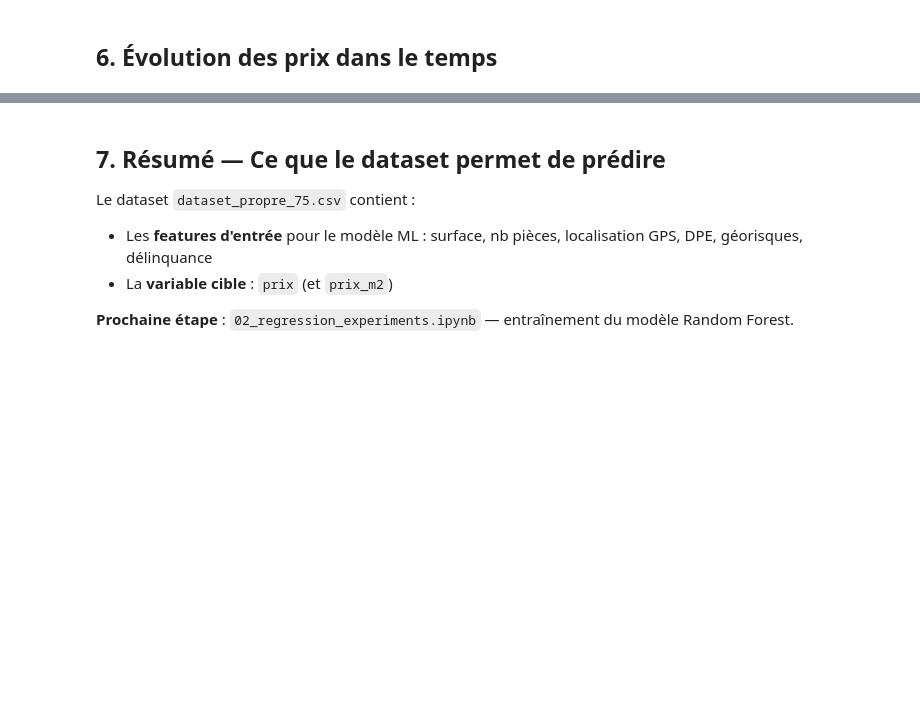
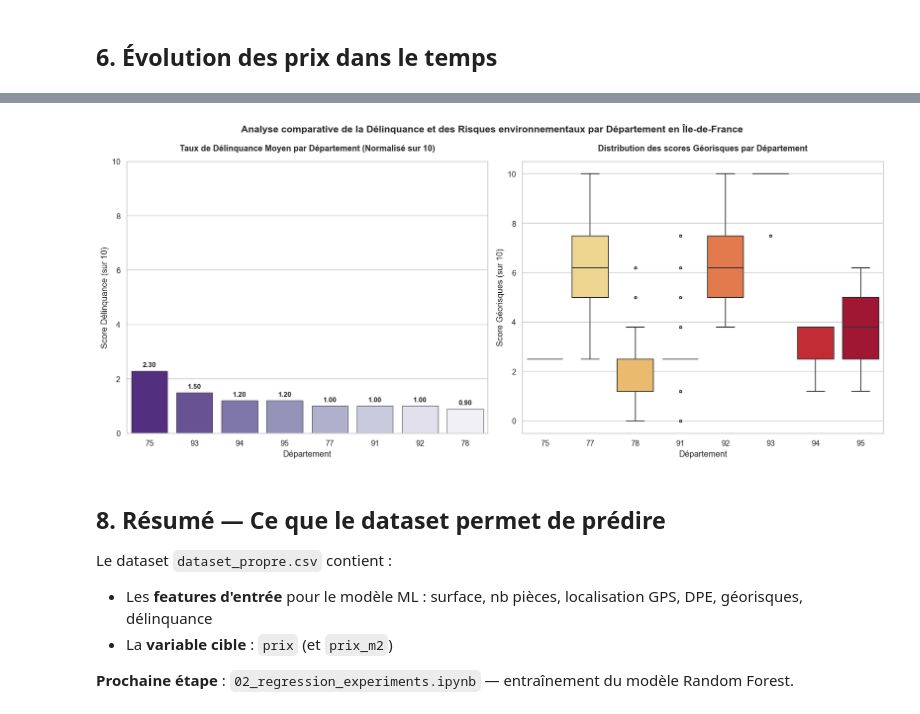
Before and after one commit to Mathis-TE/Terraform, a Jupyter notebook: notebook/01_eda_dvf.ipynb, the cells around one changed output, grey strips where cells are left out. Saved outputs shown, nothing was run; the diff lists cells and outputs as text; code cells hidden in the pictures; blank space fills up the shorter version.

```diff
--- a/notebook/01_eda_dvf.ipynb
+++ b/notebook/01_eda_dvf.ipynb
@@ -197,7 +250,64 @@ fig.show()
+# %%
+# Analyse comparative de la Délinquance et des Risques environnementaux par Département
+fig, axes = plt.subplots(1, 2, figsize=(16, 7))
+
+# S'assurer que le département est trié et au format chaîne
+df['departement_str'] = df['departement'].astype(str).str.zfill(2)
+
+# Agréger le taux de délinquance par département (score constant par département)
+del_agg = df.groupby('departement_str')['score_delinquance'].mean().reset_index().sort_values('score_delinquance', ascending=False)
+
+# 1. Taux de délinquance par département (Barplot)
+sns.barplot(
+    x='departement_str',
+    y='score_delinquance',
+    data=del_agg,
+    ax=axes[0],
+    palette='Purples_r',
+    hue='departement_str',
+    legend=False,
+    edgecolor='black',
+    linewidth=0.5
+)
+axes[0].set_title('Taux de Délinquance Moyen par Département (Normalisé sur 10)', fontsize=12, fontweight='bold', pad=15)
+axes[0].set_xlabel('Département')
+axes[0].set_ylabel('Score Délinquance (sur 10)')
+axes[0].set_ylim(0, 10)
+
+# Ajouter les valeurs textuelles sur les barres
+for p in axes[0].patches:
+    height = p.get_height()
+    axes[0].annotate(f'{height:.2f}',
+                (p.get_x() + p.get_width() / 2., height + 0.1),
+                ha='center', va='bottom', fontsize=10, fontweight='bold')
+
+# 2. Distribution des risques environnementaux par département (Boxplot)
+sns.boxplot(
+    x='departement_str',
+    y='score_georisques',
+    data=df.sort_values('departement_str'),
+    ax=axes[1],
+    palette='YlOrRd',
+    hue='departement_str',
+    legend=False,
+    linewidth=1.2,
+    fliersize=3
+)
+axes[1].set_title('Distribution des scores Géorisques par Département', fontsize=12, fontweight='bold', pad=15)
+axes[1].set_xlabel('Département')
+axes[1].set_ylabel('Score Géorisques (sur 10)')
+axes[1].set_ylim(-0.5, 10.5)
+
+plt.suptitle('Analyse comparative de la Délinquance et des Risques environnementaux par Département en Île-de-France', fontsize=14, fontweight='bold', y=0.98)
+plt.tight_layout()
+plt.savefig('../docs/fig_risques_delinquance_departement.png', bbox_inches='tight', dpi=150)
+plt.show()
+# %% [output]
+[figure, added]
 # %% [markdown]
-## 7. Résumé — Ce que le dataset permet de prédire
+## 8. Résumé — Ce que le dataset permet de prédire
 
-Le dataset `dataset_propre_75.csv` contient :
+Le dataset `dataset_propre.csv` contient :
 - Les **features d'entrée** pour le modèle ML : surface, nb pièces, localisation GPS, DPE, géorisques, délinquance
 - La **variable cible** : `prix` (et `prix_m2`)
 
```
Also changed, not shown: parts of 13 cells of this notebook, 18 other files.
